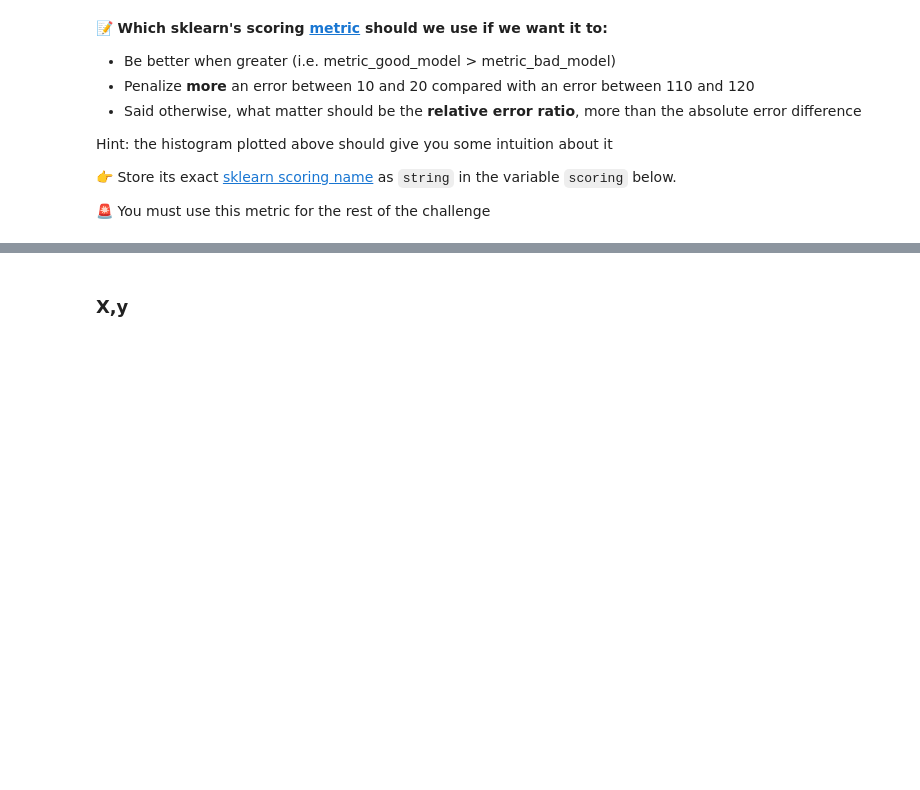
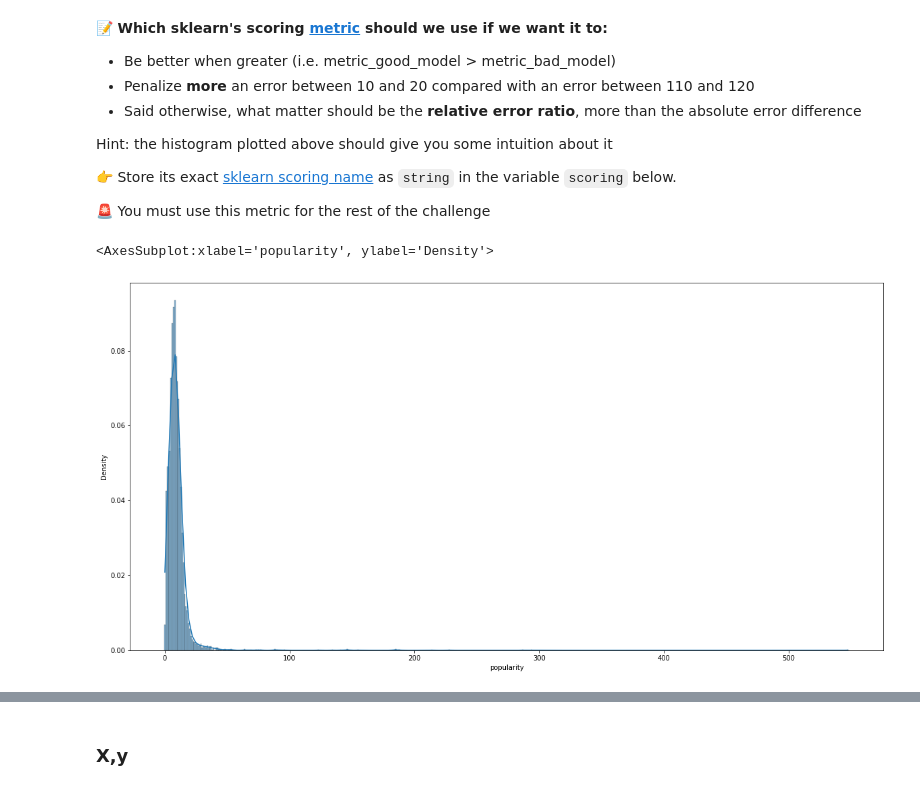
Before and after one commit to ThomasSouchet/data-certification-exam, a Jupyter notebook: machine_learning/TV_popularity_predictor.ipynb, the cells around one changed output, grey strips where cells are left out. Cells and saved outputs as stored; diff of their text form; code cells hidden in the pictures; blank space fills up the shorter version.

```diff
--- a/machine_learning/TV_popularity_predictor.ipynb
+++ b/machine_learning/TV_popularity_predictor.ipynb
@@ -164,0 +163,6 @@ Hint: the histogram plotted above should give you some intuition about it
+# %%
+plt.figure(figsize=(20,10))
+sns.histplot(data['popularity'], kde=True, stat='density', discrete=True)
+# %% [output]
+<AxesSubplot:xlabel='popularity', ylabel='Density'>
+[figure, added]
```
Also changed, not shown: parts of 22 cells of this notebook, 1 other file.
